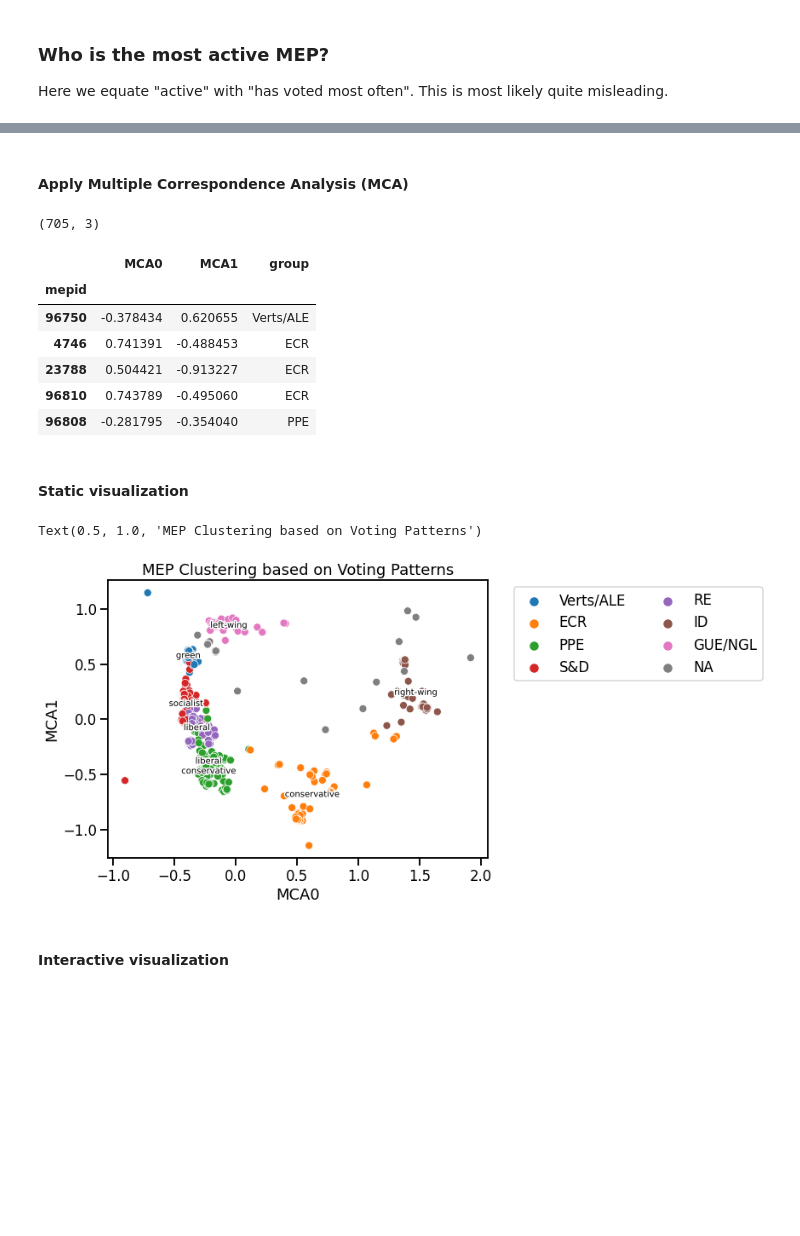
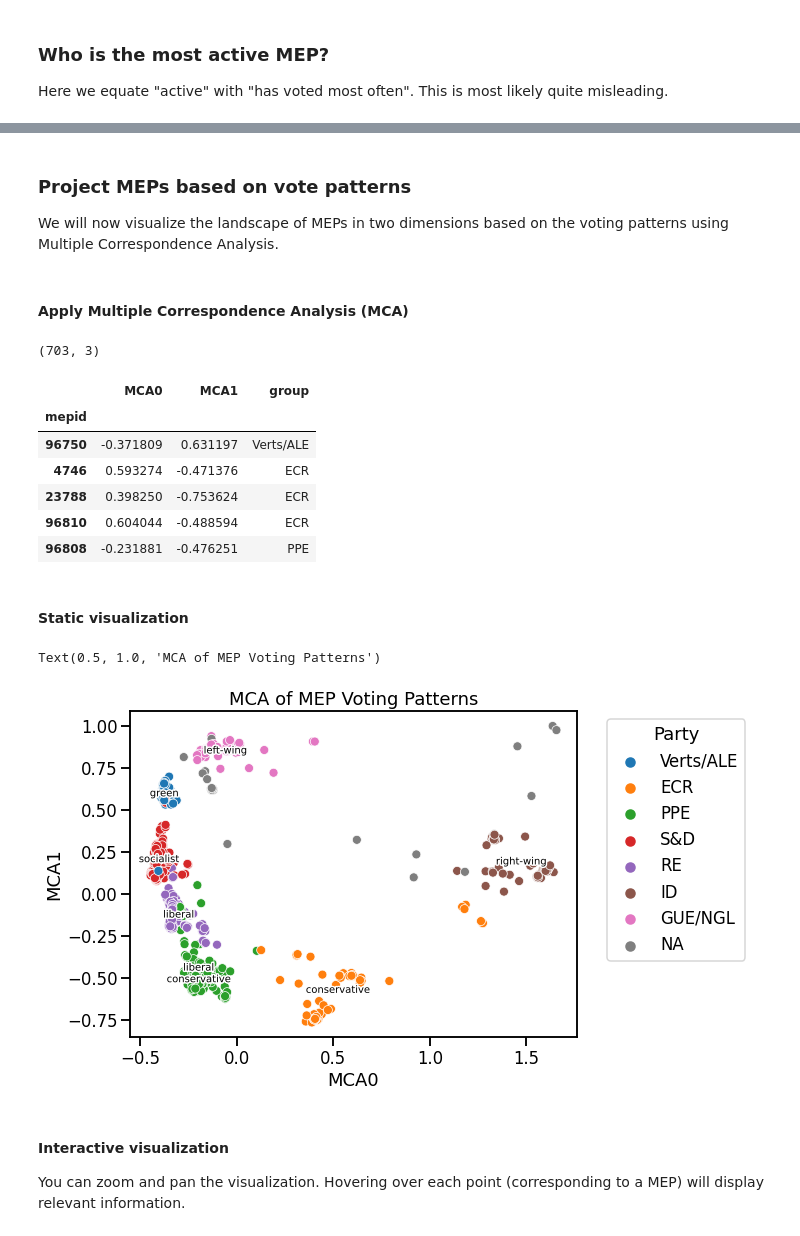
Before and after one commit to kpj/kpj.github.io, a Jupyter notebook: source/mining_visualization/MEP_Statistics.ipynb, the cells around one changed output, grey strips where cells are left out. Saved outputs shown, nothing was run; the diff lists cells and outputs as text; code cells hidden in the pictures; blank space fills up the shorter version.

Commit message:
Improve clustering section of MEP article

```diff
--- a/source/mining_visualization/MEP_Statistics.ipynb
+++ b/source/mining_visualization/MEP_Statistics.ipynb
@@ -284,4 +257,9 @@ df_hasvoted.sum(axis=0).sort_values(ascending=False).to_frame('vote_count').merg
 # %%
-df_subset = df_votematrix[df_meps[df_meps['active']].index].tail(1000)
+df_subset = df_votematrix.loc[
+    df_votematrix.index.intersection(df_votes[df_votes['date'] > '2020'].index),
+    df_meps[df_meps['active']].index,
+].dropna(how='all', axis=1)
+
+print(df_subset.shape)
 df_subset.head()
 # %% [output]
@@ -296,3 +332,7 @@ df_subset.head()
+# %% [markdown]
+### Project MEPs based on vote patterns
+
+We will now visualize the landscape of MEPs in two dimensions based on the voting patterns using Multiple Correspondence Analysis.
 # %% [markdown]
 #### Apply Multiple Correspondence Analysis (MCA)
 # %%
@@ -306,14 +346,14 @@ df_mca['group'] = df_meps.loc[df_meps['active'], 'group']
 print(df_mca.shape)
 df_mca.head()
 # %% [output]
-(705, 3)
+(703, 3)
 |  | MCA0 | MCA1 | group |
 | mepid |  |  |  |
-| 96750 | -0.378434 | 0.620655 | Verts/ALE |
-| 4746 | 0.741391 | -0.488453 | ECR |
-| 23788 | 0.504421 | -0.913227 | ECR |
-| 96810 | 0.743789 | -0.495060 | ECR |
-| 96808 | -0.281795 | -0.354040 | PPE |
+| 96750 | -0.371809 | 0.631197 | Verts/ALE |
+| 4746 | 0.593274 | -0.471376 | ECR |
+| 23788 | 0.398250 | -0.753624 | ECR |
+| 96810 | 0.604044 | -0.488594 | ECR |
+| 96808 | -0.231881 | -0.476251 | PPE |
 # %% [markdown]
 #### Static visualization
 # %%
@@ -329,28 +370,30 @@ party_ideology = {
 # %%
 fig, ax = plt.subplots(figsize=(8, 6))
 
 sns.scatterplot(data=df_mca, x='MCA0', y='MCA1', hue='group', ax=ax)
 
 for party, row in df_mca.groupby('group').mean().iterrows():
     if party == 'NA':
         continue
     ax.text(
         row.MCA0,
         row.MCA1,
         party_ideology.get(party),
         ha='center',
         va='center',
         fontsize=10,
         path_effects=[PathEffects.withStroke(linewidth=3, foreground="w")],
     )
 
-ax.legend(loc='upper left', bbox_to_anchor=(1.05, 1), ncol=2, title=None)
-ax.set_title('MEP Clustering based on Voting Patterns')
+ax.legend(loc='upper left', bbox_to_anchor=(1.05, 1), ncol=1, title='Party')
+ax.set_title('MCA of MEP Voting Patterns')
 # %% [output]
-Text(0.5, 1.0, 'MEP Clustering based on Voting Patterns')
+Text(0.5, 1.0, 'MCA of MEP Voting Patterns')
-[figure, old version]
+[figure, new version]
-# %% [markdown]
-#### Interactive visualization
+# %% [markdown]
+#### Interactive visualization
+
+You can zoom and pan the visualization. Hovering over each point (corresponding to a MEP) will display relevant information.
 # %%
 # generate data for each tooltip
 hover_data = df_meps.loc[df_mca.index]
```
Also changed, not shown: parts of 26 cells of this notebook.
